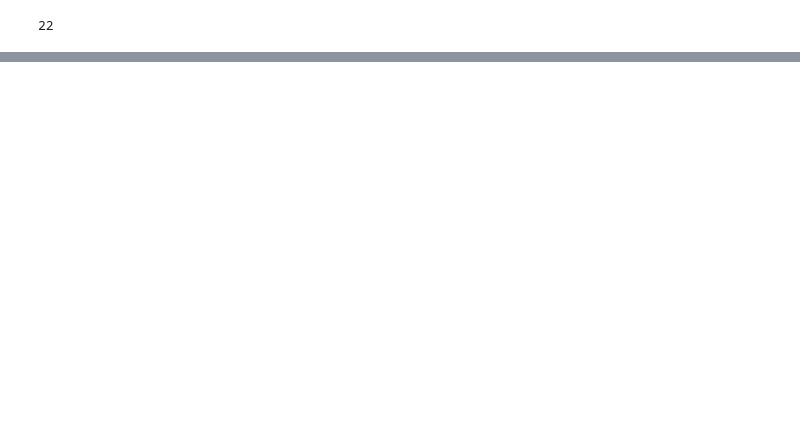
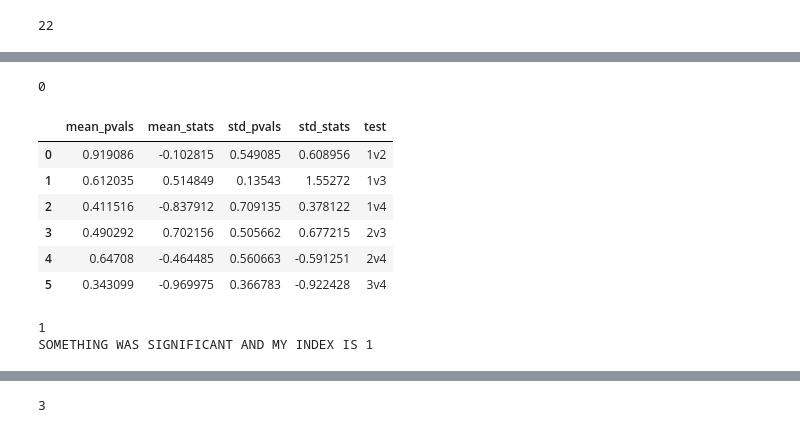
Before and after one commit to DVS-Lab/rutgers-r21, a Jupyter notebook: code/Tensor_Analysis/Deviation analysis.ipynb, the cells around one changed output, grey strips where cells are left out. Drawn from its saved outputs; the diff is of its cells as text; code cells hidden in the pictures; blank space fills up the shorter version.

Commit message:
added a deviation analysis notebook please take a look, sorry if it is under commented, if anything is unclear let me know the last cell results should give you a heads up though'

```diff
--- a/code/Tensor_Analysis/Deviation analysis.ipynb
+++ b/code/Tensor_Analysis/Deviation analysis.ipynb
@@ -80,0 +28,79 @@ means[0]
+# %%
+from scipy.stats import ttest_rel
+#because the print function in python 3 is better. wierd
+from __future__ import print_function
+full_res=[]
+of_interest=[]
+for index in range(len(means)):
+    print(index)
+    #Clear out a "results" variable
+    res=[]
+    #make temporary df's for the IC of interest
+    x=sds[index]
+    x=x.transpose(copy=True)
+    x=x.iloc[1:]
+    x['subs']=subs
+    #display(x.head())
+
+    #We want these in a format where they are [subs X cond]
+    #add in a subject variable so we can make paired t-tests
+    #get rid of the first entry because it's sort of a mean  variable
+
+    y=means[index]
+    y=y.transpose(copy=True)
+    y=y.iloc[1:]
+    y['subs']=subs
+
+    y=y.melt(id_vars='subs')
+    x=x.melt(id_vars='subs')
+
+    #run all paired related t-tests and
+    std_1v2=ttest_rel(x[x['cond']==1].value,x[x['cond']==2].value)
+    std_1v3=ttest_rel(x[x['cond']==1].value,x[x['cond']==3].value)
+    std_1v4=ttest_rel(x[x['cond']==1].value,x[x['cond']==4].value)
+    std_2v3=ttest_rel(x[x['cond']==2].value,x[x['cond']==3].value)
+    std_2v4=ttest_rel(x[x['cond']==2].value,x[x['cond']==4].value)
+    std_3v4=ttest_rel(x[x['cond']==3].value,x[x['cond']==4].value)
+    std_res=[std_1v2,std_1v3,std_1v4,
+         std_2v3,std_2v4,
+         std_3v4]
+
+    #Now for the Mean comparisons
+    #run all paired related t-tests and
+    mean_1v2=ttest_rel(y[y['cond']==1].value,y[y['cond']==2].value)
+    mean_1v3=ttest_rel(y[y['cond']==1].value,y[y['cond']==3].value)
+    mean_1v4=ttest_rel(y[y['cond']==1].value,y[y['cond']==4].value)
+    mean_2v3=ttest_rel(y[y['cond']==2].value,y[y['cond']==3].value)
+    mean_2v4=ttest_rel(y[y['cond']==2].value,y[y['cond']==4].value)
+    mean_3v4=ttest_rel(y[y['cond']==3].value,y[y['cond']==4].value)
+    mean_res=[mean_1v2,mean_1v3,mean_1v4,
+         mean_2v3,mean_2v4,
+         mean_3v4]
+
+
+
+    std_stats=[std_res[i][0] for i in range(len(std_res)) ]
+    std_pvals=[std_res[i][1] for i in range(len(std_res)) ]
+    mean_stats=[mean_res[i][0] for i in range(len(mean_res)) ]
+    mean_pvals=[mean_res[i][1] for i in range(len(mean_res)) ]
+    test=['1v2','1v3','1v4','2v3','2v4','3v4']
+    df_res=pd.DataFrame({'test':test,'std_stats':std_stats, 'std_pvals':std_pvals,
+                        'mean_stats':mean_stats,'mean_pvals':mean_pvals})
+    full_res.append(df_res)
+    if np.min([df_res['std_pvals'],df_res['mean_pvals']])<0.05:
+        print("SOMETHING WAS SIGNIFICANT AND MY INDEX IS %s"%index)
+        of_interest.append(index)
+
+    display(df_res.style.apply(lambda x:["background: yellow" if v<0.05 else "" for v in x],
+                   subset=['mean_pvals','std_pvals']))
+# %% [output]
+0
+|  | mean_pvals | mean_stats | std_pvals | std_stats | test |
+| 0 | 0.919086 | -0.102815 | 0.549085 | 0.608956 | 1v2 |
+| 1 | 0.612035 | 0.514849 | 0.13543 | 1.55272 | 1v3 |
+| 2 | 0.411516 | -0.837912 | 0.709135 | 0.378122 | 1v4 |
+| 3 | 0.490292 | 0.702156 | 0.505662 | 0.677215 | 2v3 |
+| 4 | 0.64708 | -0.464485 | 0.560663 | -0.591251 | 2v4 |
+| 5 | 0.343099 | -0.969975 | 0.366783 | -0.922428 | 3v4 |
+1
+SOMETHING WAS SIGNIFICANT AND MY INDEX IS 1
@@ -80,0 +123 @@ means[0]
+3
```
Also changed, not shown: parts of 7 cells of this notebook.
